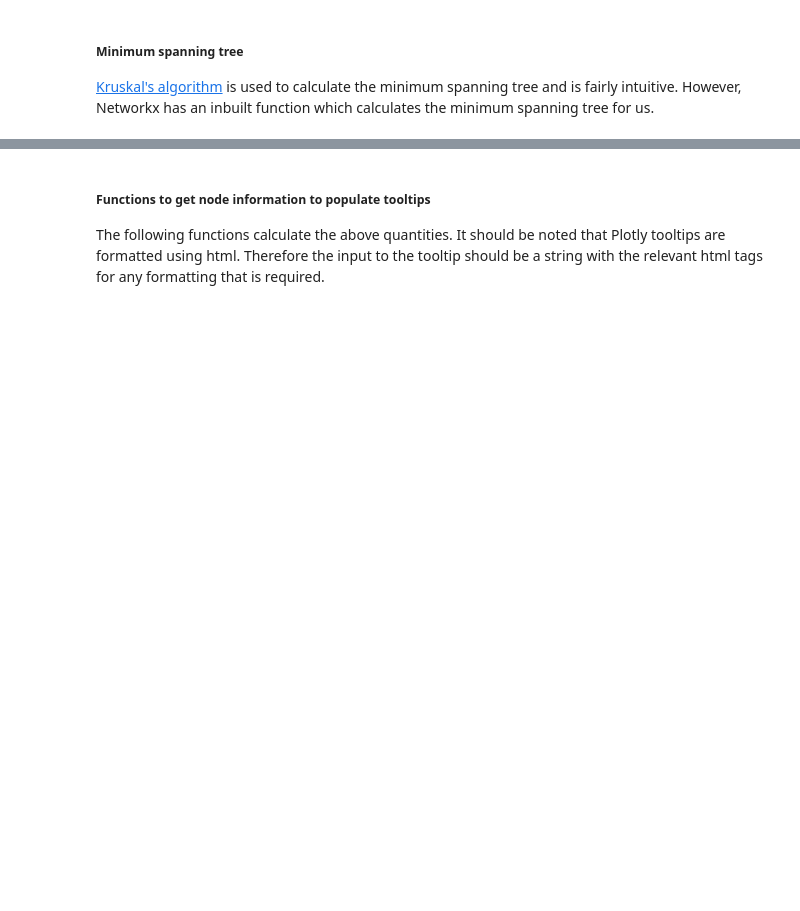
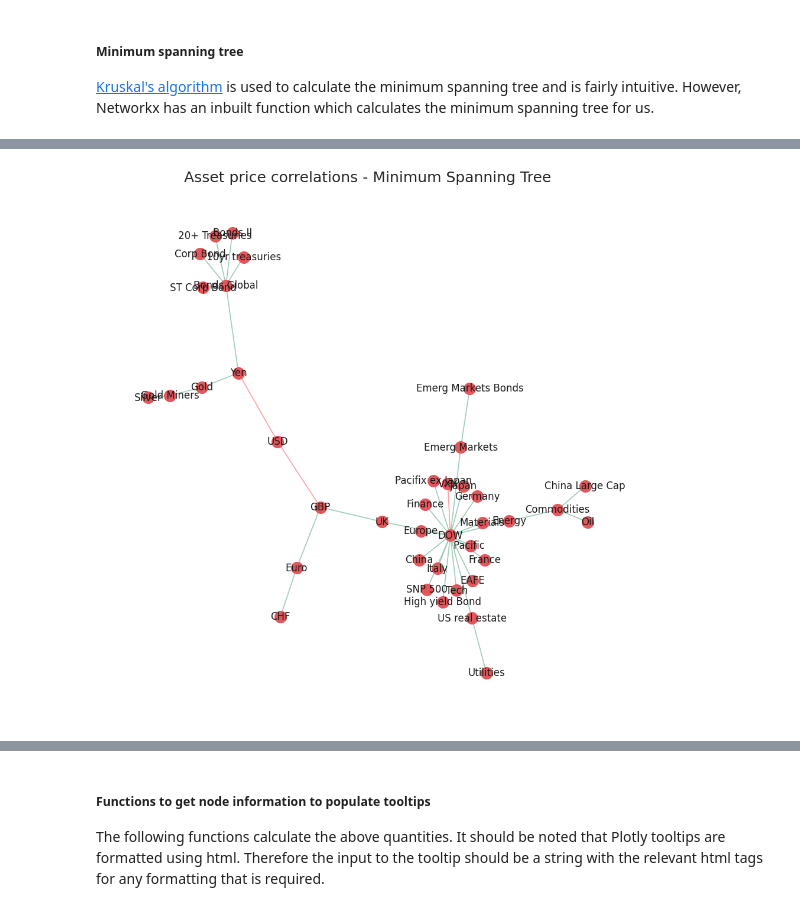
Before and after one commit to melintea/asset_price_correlations, a Jupyter notebook: visualising_stock_correlations.ipynb, the cells around one changed output, grey strips where cells are left out. Cells and saved outputs as stored; diff of their text form; code cells hidden in the pictures; blank space fills up the shorter version.

```diff
--- a/visualising_stock_correlations.ipynb
+++ b/visualising_stock_correlations.ipynb
@@ -343 +343,5 @@ plt.show()
 [interactive output not drawn]
+# %%
+plot_spanning_tree(assetG0)
+# %% [output]
+[figure, added]
```
Also changed, not shown: parts of 7 cells of this notebook, 3 other files.
